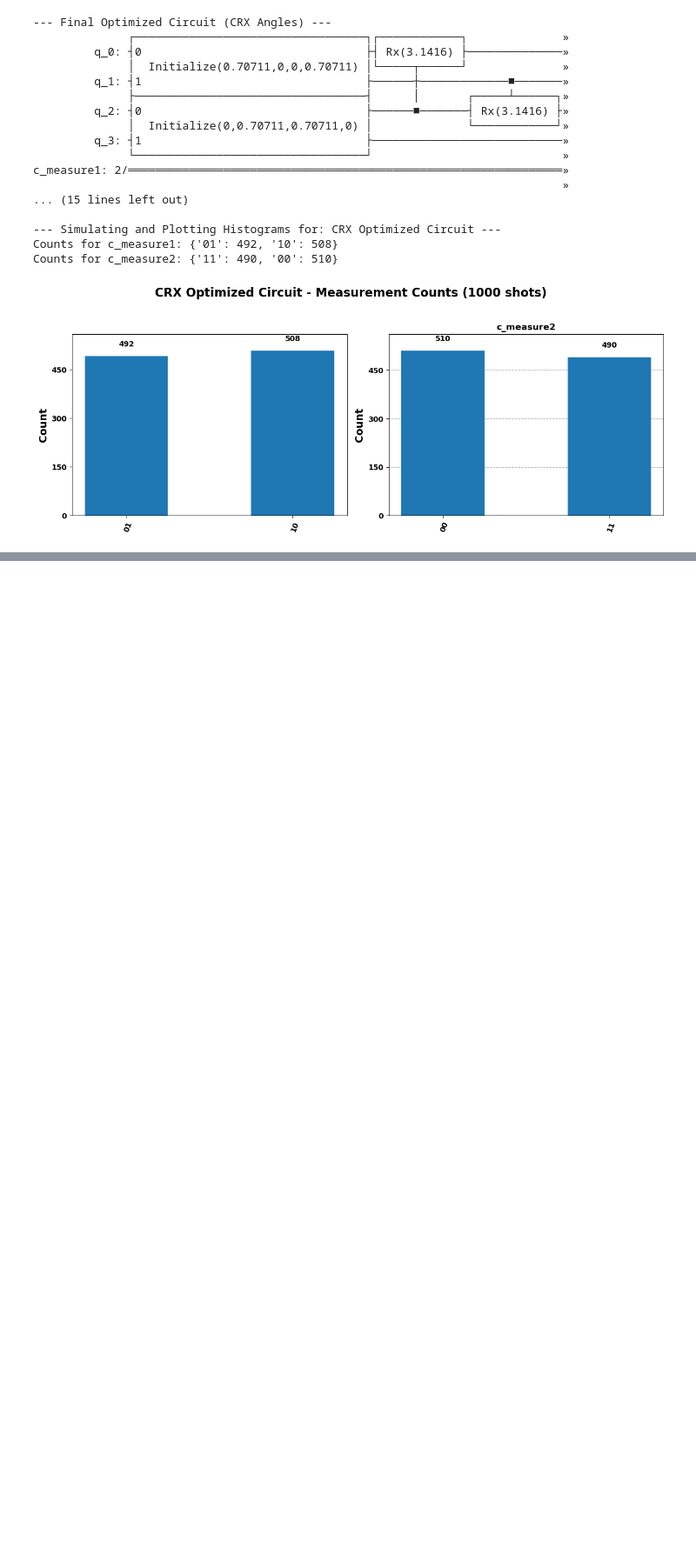
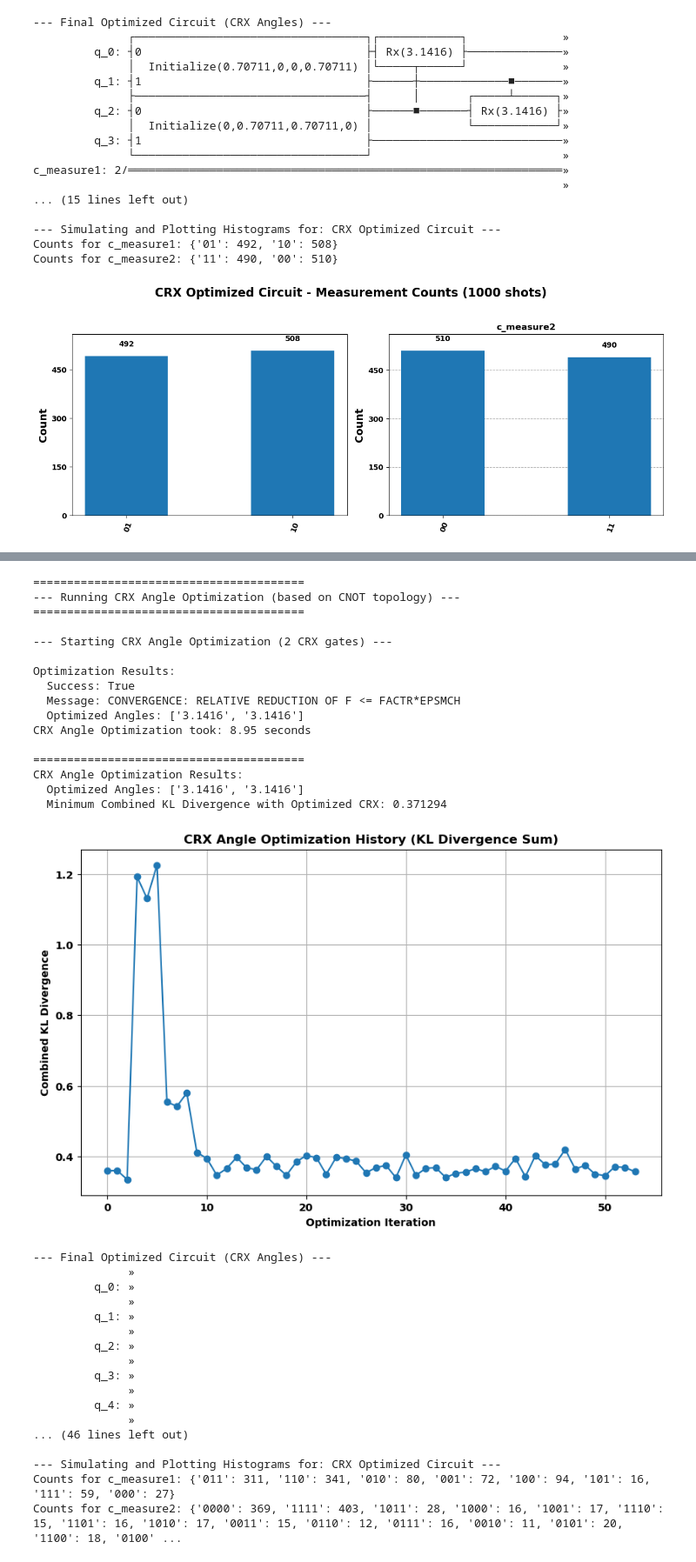
Before and after one commit to cailab-tamu/QuantumXCT, a Jupyter notebook: python/bell_dist_kl.ipynb, the cells around one changed output, grey strips where cells are left out. Shown at 87% size. Drawn from its saved outputs; the diff is of its cells as text; code cells hidden in the pictures; blank space fills up the shorter version.

Commit message:
Optimization of cnot topology gets is getting good shape, as comparision, we have an all connected angle optimization from density matrix difference bitstrings.

```diff
--- a/python/bell_dist_kl.ipynb
+++ b/python/bell_dist_kl.ipynb
@@ -2023,4 +1685,0 @@ Normalized Interacted State Set 4a (Vector Norm): {'0000': 0.6139406135149205, '
-# %%
-# 1. Define initial circuits for concatenation
-circ1 = create_initial_circuit2(normalized_state_set_3a_dict_vec)
-circ2 = create_initial_circuit2(normalized_state_set_4a_dict_vec)
@@ -2029,18 +1872,13 @@ print("\n" + "="*40)
 print("--- Running Multi-Epoch Refined Search ---")
 print("="*40)
 
-n_epochs = 100
-min_greedy_depth = 42
-
-best_cnot_sequence, min_kl_sum = find_best_cnot_sequence_multi_epoch(
+best_cnot_sequence, min_kl_sum, all_possible_single_cnots = find_best_cnot_sequence_iterative_pairwise(
     circ1,
     circ2,
-    normalized_state_set_3a_dict_vec,
-    normalized_state_set_4a_dict_vec,
-    normalized_interacted_state_set_3a_dict_vec,
-    normalized_interacted_state_set_4a_dict_vec,
-    n_epochs=n_epochs,
-    min_cnot_depth=min_greedy_depth,
+    normalized_state_set_5a_dict_vec,
+    normalized_state_set_6a_dict_vec,
+    normalized_interacted_state_set_5a_dict_vec,
+    normalized_interacted_state_set_6a_dict_vec,
     nshots=1000,
     threshold=0.05
 )
@@ -2090,48 +1928,83 @@ Multi-Epoch Search: No sequence improved the KL divergence beyond the baseline.
 # %%
 # --- Optimize CRX angles for the Brute-Force CNOT topology ---
 print("\n" + "="*40)
-print("--- Running CRX Angle Optimization (based on Brute-Force CNOT topology) ---")
+print("--- Running CRX Angle Optimization (based on CNOT topology) ---")
 print("="*40)
 optimized_crx_angles, min_kl_crx_optimized, crx_optimization_history = optimize_crx_angles(
-    circ_bell,
-    circ_ghz_ish,
-    state_probs_target1_amplitudes,
-    state_probs_target2_amplitudes,
-    best_cnot_sequence_brute_force, # Use the CNOT topology found by brute-force
+    circ1,
+    circ2,
+    normalized_interacted_state_set_5a_dict_vec,
+    normalized_interacted_state_set_6a_dict_vec,
+    best_cnot_sequence, # Use the CNOT topology found by brute-force
     nshots=2000,
-    opt_method='L-BFGS-B', # Using L-BFGS-B for angle optimization
+    opt_method='L-BFGS-B', # Using L-BFGS-B COBYLA for angle optimization
     initial_angle_value=np.pi # Start angles at pi (CNOT equivalent)
 )
 
 
 print("\n" + "="*40)
 print(f"CRX Angle Optimization Results:")
 print(f"  Optimized Angles: {[f'{angle:.4f}' for angle in optimized_crx_angles]}")
 print(f"  Minimum Combined KL Divergence with Optimized CRX: {min_kl_crx_optimized:.6f}")
 #print(f"  Optimization History (KL Sums per iteration): {[f'{val:.6f}' for val in crx_optimization_history]}")
 
 # Plot the optimization history
 if crx_optimization_history:
     plt.figure(figsize=(10, 6))
     plt.plot(crx_optimization_history, marker='o', linestyle='-')
     plt.title('CRX Angle Optimization History (KL Divergence Sum)')
     plt.xlabel('Optimization Iteration')
     plt.ylabel('Combined KL Divergence')
     plt.grid(True)
     #plt.xticks(range(len(crx_optimization_history))) # Ensure all iterations are shown on x-axis
     plt.show()
     plt.close() # Close the figure to free memory
 
 
 # Construct and draw the final circuit with optimized CRX angles
 final_crx_optimized_circuit = add_crx_gates_and_measurements_to_circuit(
-    concatenate_circuits_with_separate_measurements(circ_bell, circ_ghz_ish),
-    circ_bell.num_qubits,
-    best_cnot_sequence_brute_force,
+    concatenate_circuits_with_separate_measurements(circ1, circ2),
+    circ1.num_qubits,
+    best_cnot_sequence,
     optimized_crx_angles
 )
 print("\n--- Final Optimized Circuit (CRX Angles) ---")
 print(final_crx_optimized_circuit.draw('text'))
 
 # Plot histograms for the CRX optimized circuit
 plot_measurement_histograms(final_crx_optimized_circuit, nshots=1000, title_prefix="CRX Optimized Circuit")
+# %% [output]
+========================================
+--- Running CRX Angle Optimization (based on CNOT topology) ---
+========================================
+
+--- Starting CRX Angle Optimization (2 CRX gates) ---
+
+Optimization Results:
+  Success: True
+  Message: CONVERGENCE: RELATIVE REDUCTION OF F <= FACTR*EPSMCH
+  Optimized Angles: ['3.1416', '3.1416']
+CRX Angle Optimization took: 8.95 seconds
+
+========================================
+CRX Angle Optimization Results:
+  Optimized Angles: ['3.1416', '3.1416']
+  Minimum Combined KL Divergence with Optimized CRX: 0.371294
+[figure, added]
+--- Final Optimized Circuit (CRX Angles) ---
+              »
+         q_0: »
+              »
+         q_1: »
+              »
+         q_2: »
+              »
+         q_3: »
+              »
+         q_4: »
+              »
+... (46 lines left out)
+
+--- Simulating and Plotting Histograms for: CRX Optimized Circuit ---
+Counts for c_measure1: {'011': 311, '110': 341, '010': 80, '001': 72, '100': 94, '101': 16, '111': 59, '000': 27}
+Counts for c_measure2: {'0000': 369, '1111': 403, '1011': 28, '1000': 16, '1001': 17, '1110': 15, '1101': 16, '1010': 17, '0011': 15, '0110': 12, '0111': 16, '0010': 11, '0101': 20, '1100': 18, '0100' ...
```
Also changed, not shown: parts of 11 cells of this notebook.
